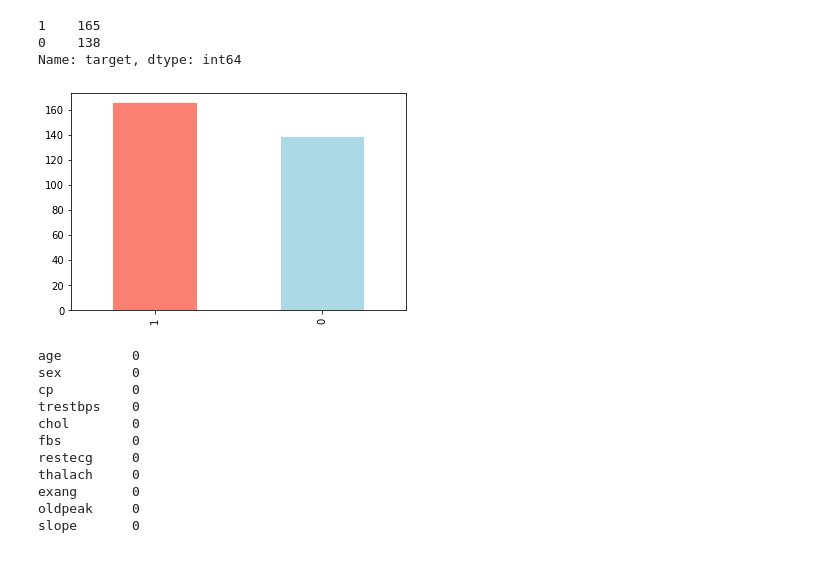
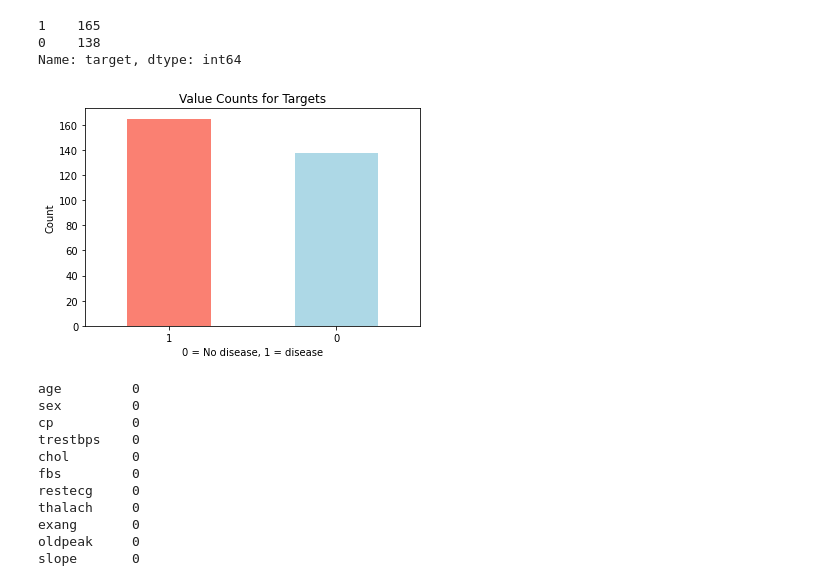
Before and after one commit to Melchizedeke/Heart-Disease-Classification-using-machine-Learning, a Jupyter notebook: codes.ipynb, the cells around one changed output. Drawn from its saved outputs; the diff is of its cells as text; code cells hidden in the pictures.

Commit message:
New Codes and Plots

```diff
--- a/codes.ipynb
+++ b/codes.ipynb
@@ -142,9 +142,13 @@ df['target'].value_counts()
 0    138
 Name: target, dtype: int64
 # %%
-df['target'].value_counts().plot(kind='bar', color=['salmon', 'lightblue']);
+df['target'].value_counts().plot(kind='bar', color=['salmon', 'lightblue'])
+plt.title('Value Counts for Targets')
+plt.xlabel('0 = No disease, 1 = disease')
+plt.ylabel('Count')
+plt.xticks(rotation=0);
 # %% [output]
-[figure, old version]
+[figure, new version]
 # %%
 # Check for missing values
 df.isna().sum()
```
Also changed, not shown: parts of 1 cell of this notebook.
